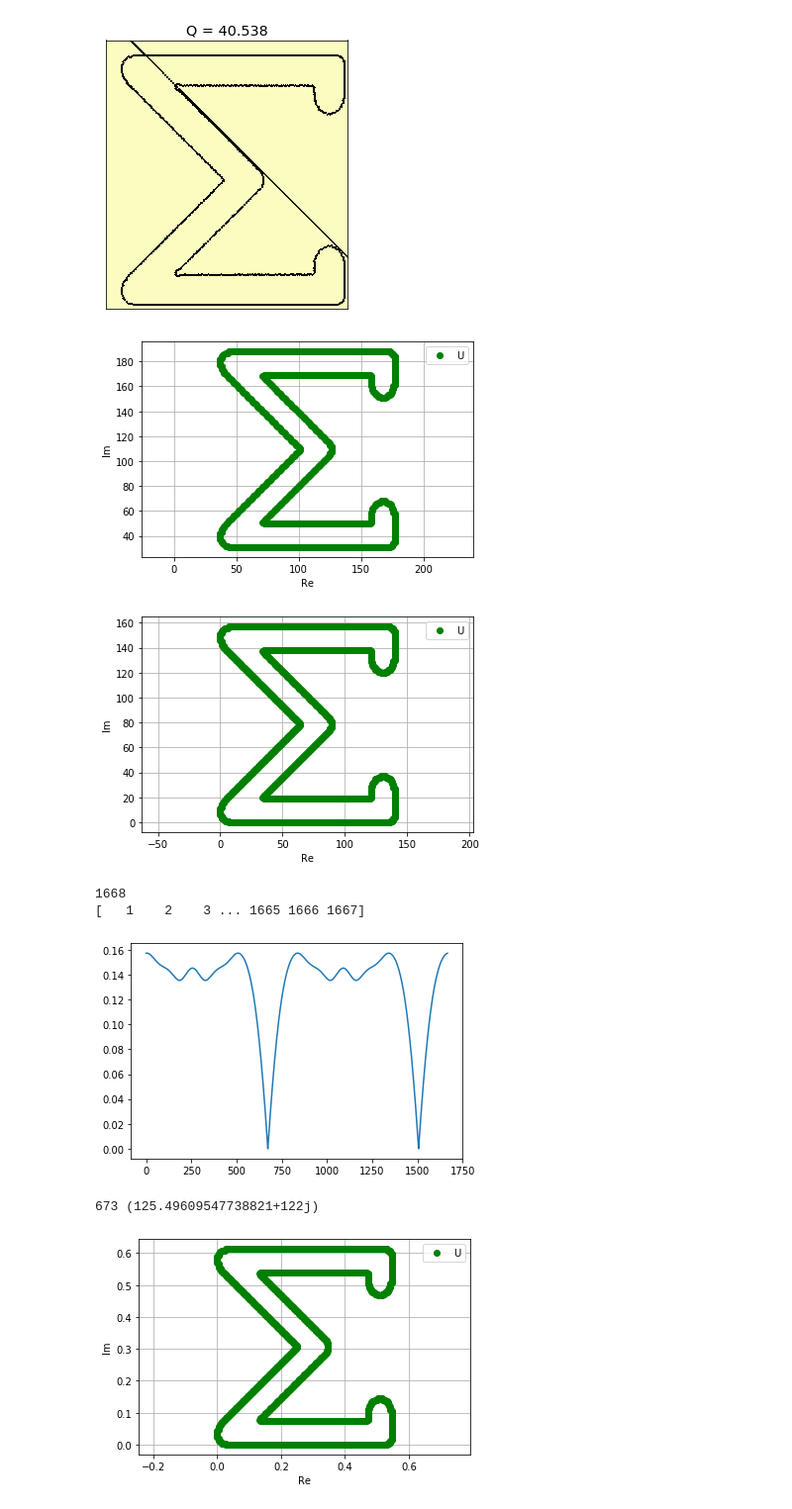
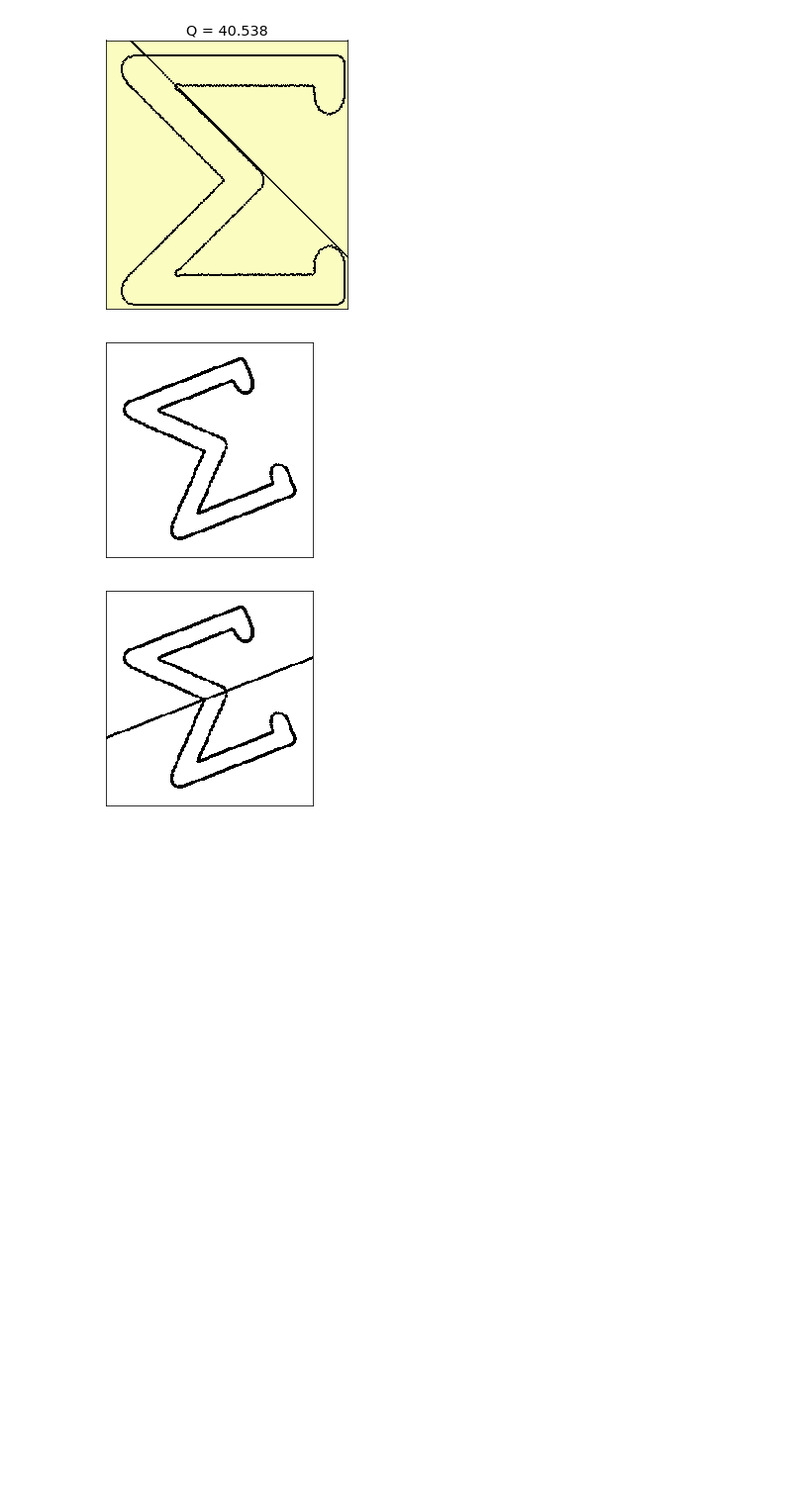
Before and after one commit to 1alexandra/mirror-symmetry, a Jupyter notebook: sym.ipynb, the cells around one changed output. Shown at 99% size. Cells and saved outputs as stored; diff of their text form; code cells hidden in the pictures; blank space fills up the shorter version.

```diff
--- a/sym.ipynb
+++ b/sym.ipynb
@@ -41,16 +42,12 @@ from zhu_contour import *
 from zhu_symmetry import *
 # %%
 path = "data/truesym_examples/sigma.bmp"
-u = get_contours(path)[0]
-draw_contour('plt', u)
+u = get_contours(path)[0] * np.exp(1j*np.random.random())
+imshow_bw(draw_contour('cv2', u, line_w=2))
 plt.show()
 q, (p, v) = find_sym(u)
-draw_contour('plt', u, p, v)
+imshow_bw(draw_contour('cv2', u, p, v, line_w = 2))
+plt.show()
 # %% [output]
-[figure, old version]
+[figure, new version]
-[figure, old version]
+[figure, new version]
-1668
-[   1    2    3 ... 1665 1666 1667]
-[figure, removed]
-673 (125.49609547738821+122j)
-[figure, removed]
```
Also changed, not shown: parts of 10 cells of this notebook, 2 other files.
